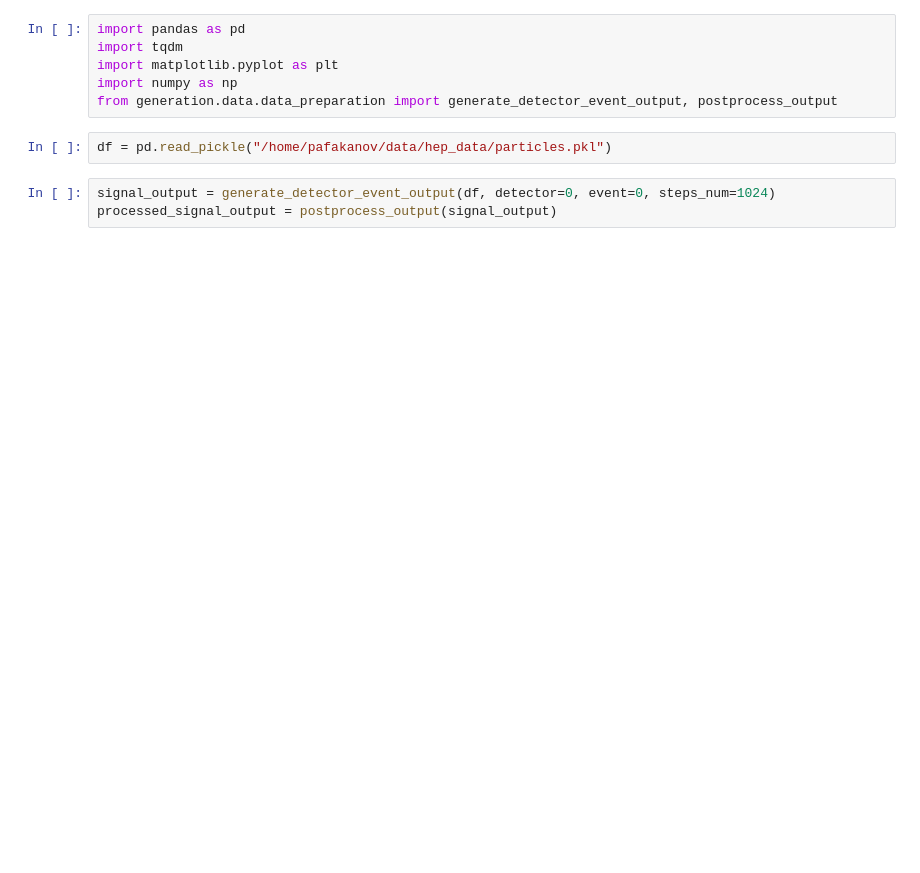
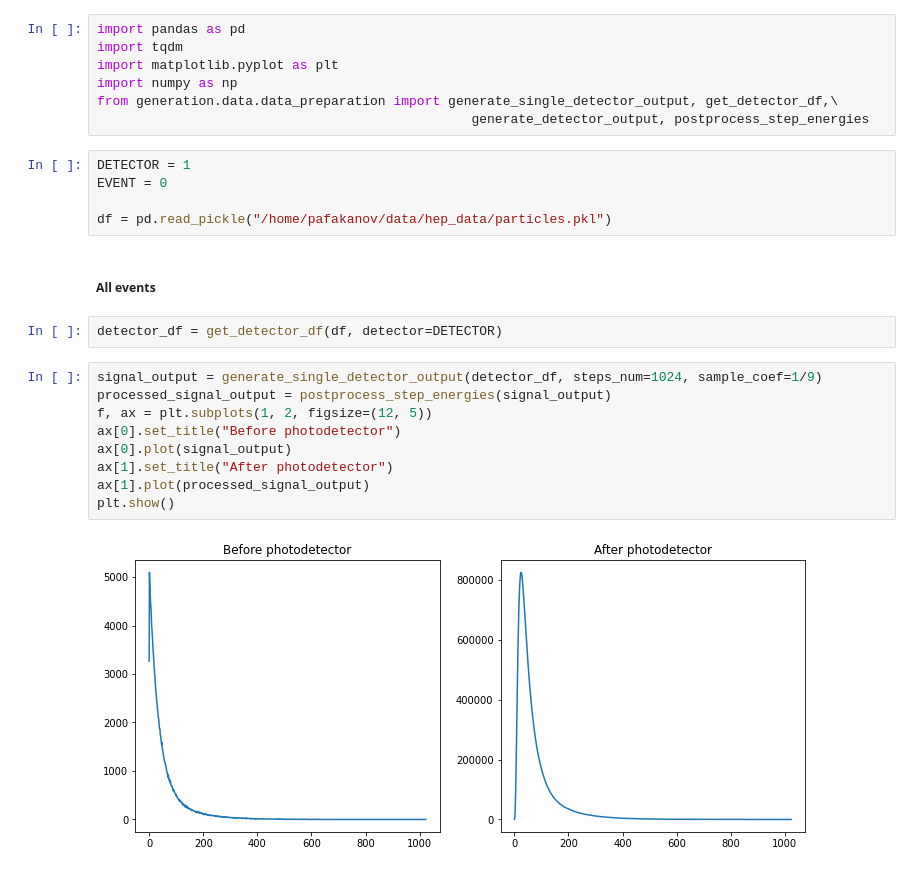
Before and after one commit to whiteRa2bit/hep_generative_models, a Jupyter notebook: notebooks/data_example.ipynb, the cells around one changed output. Cells and saved outputs as stored; diff of their text form; blank space fills up the shorter version.

```diff
--- a/notebooks/data_example.ipynb
+++ b/notebooks/data_example.ipynb
@@ -3,9 +3,25 @@ import pandas as pd
 import tqdm
 import matplotlib.pyplot as plt
 import numpy as np
-from generation.data.data_preparation import generate_detector_event_output, postprocess_output
+from generation.data.data_preparation import generate_single_detector_output, get_detector_df,\
+                                                generate_detector_output, postprocess_step_energies
 # %%
+DETECTOR = 1
+EVENT = 0
+
 df = pd.read_pickle("/home/pafakanov/data/hep_data/particles.pkl")
-# %%
-signal_output = generate_detector_event_output(df, detector=0, event=0, steps_num=1024)
-processed_signal_output = postprocess_output(signal_output)
+# %% [markdown]
+##### All events
+# %%
+detector_df = get_detector_df(df, detector=DETECTOR)
+# %%
+signal_output = generate_single_detector_output(detector_df, steps_num=1024, sample_coef=1/9)
+processed_signal_output = postprocess_step_energies(signal_output)
+f, ax = plt.subplots(1, 2, figsize=(12, 5))
+ax[0].set_title("Before photodetector")
+ax[0].plot(signal_output)
+ax[1].set_title("After photodetector")
+ax[1].plot(processed_signal_output)
+plt.show()
+# %% [output]
+[figure, added]
```
Also changed, not shown: parts of 2 cells of this notebook.
